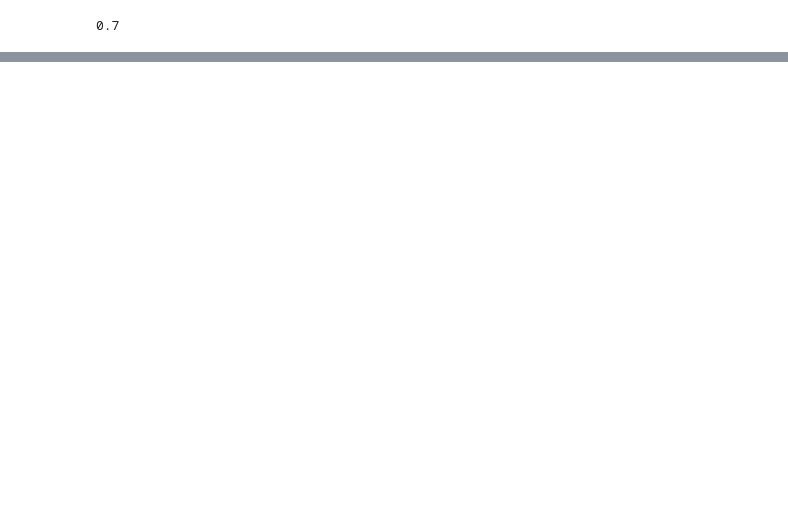
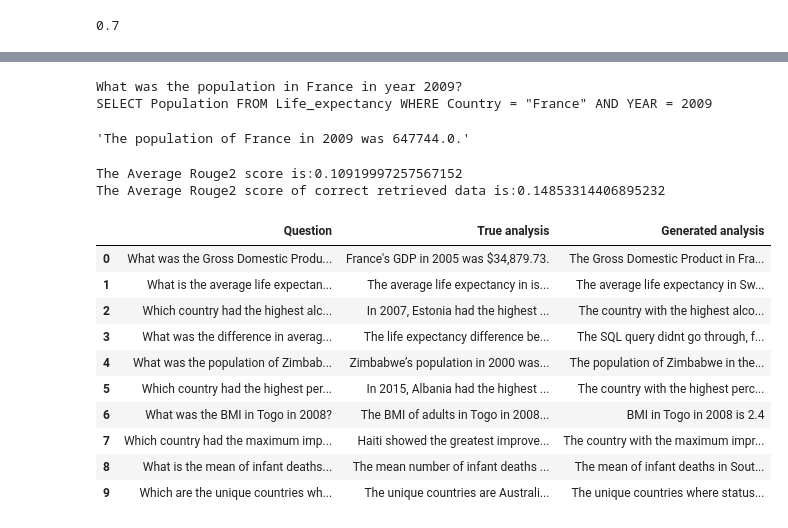
Before and after one commit to Johhed15/Text-Mining-Project, a Jupyter notebook: text-mining-project.ipynb, the cells around one changed output, grey strips where cells are left out. Cells and saved outputs as stored; diff of their text form; code cells hidden in the pictures; blank space fills up the shorter version.

```diff
--- a/text-mining-project.ipynb
+++ b/text-mining-project.ipynb
@@ -945,7 +943,0 @@ def RAG(text, question, retriever,scheme):
-# %%
-
-for _,row in Questions.iterrows(): # looping over all rows
-    analysis = RAG() # 2 sentences
-    abstractive.append(summary)
-    rouge_score = rouge_2(summary, row["highlights"]) # calculate score
-    abstractive_rouge_2.append(rouge_score)
@@ -951,0 +950,11 @@ for _,row in Questions.iterrows(): # looping over all rows
+# %%
+
+
+from transformers import AutoTokenizer, AutoModelForCausalLM, pipeline
+
+# Load the Llama-3.2-3B model and tokenizer
+model_name = "meta-llama/Llama-3.2-3B"
+
+# Load the model and tokenizer
+llm_tokenizer = AutoTokenizer.from_pretrained(model_name)
+llm_model = AutoModelForCausalLM.from_pretrained(model_name, device_map="auto", torch_dtype="auto")
@@ -951,0 +1018,50 @@ for _,row in Questions.iterrows(): # looping over all rows
+# %%
+resp = RAG('What was the population in France in year 2009?',scheme,table_desc)
+# %% [output]
+What was the population in France in year 2009?
+SELECT Population FROM Life_expectancy WHERE Country = "France" AND YEAR = 2009
+# %%
+resp
+# %% [output]
+'The population of France in 2009 was 647744.0.'
+# %%
+
+abstractive = []
+abstractive_rouge_2 = []
+correctdata_rouge_2 = []
+
+for i in range(10): # looping over all question
+    gen_answer = RAG(Questions.iloc()[i]['Question'], scheme,table_desc) #Running full model
+    abstractive.append(gen_answer)
+    rouge_score = rouge_2(gen_answer, entry["Analysis"],llm_tokenizer) # calculate score
+    abstractive_rouge_2.append(rouge_score)
+    if dat_tune[i] == Questions.iloc()[i]['CorrectData']: # only the ones with correct data
+        correctdata_rouge_2.append(rouge_2(gen_answer, entry["Analysis"],llm_tokenizer))
+
+
+print(f'The Average Rouge2 score is:{sum(abstractive_rouge_2)/10}')
+print(f'The Average Rouge2 score of correct retrieved data is:{sum(correctdata_rouge_2)/7}')
+# %% [output]
+The Average Rouge2 score is:0.10919997257567152
+The Average Rouge2 score of correct retrieved data is:0.14853314406895232
+# %%
+
+pd.set_option('display.max_colwidth', None)
+
+pd.DataFrame({
+    "Question":  Questions.loc[:, "Question"],
+    "True analysis": Questions.loc[:, "Analysis"],
+    "Generated analysis": abstractive
+})
+# %% [output]
+|  | Question | True analysis | Generated analysis |
+| 0 | What was the Gross Domestic Produ... | France's GDP in 2005 was $34,879.73. | The Gross Domestic Product in Fra... |
+| 1 | What is the average life expectan... | The average life expectancy in is... | The average life expectancy in Sw... |
+| 2 | Which country had the highest alc... | In 2007, Estonia had the highest ... | The country with the highest alco... |
+| 3 | What was the difference in averag... | The life expectancy difference be... | The SQL query didnt go through, f... |
+| 4 | What was the population of Zimbab... | Zimbabwe’s population in 2000 was... | The population of Zimbabwe in the... |
+| 5 | Which country had the highest per... | In 2015, Albania had the highest ... | The country with the highest perc... |
+| 6 | What was the BMI in Togo in 2008? | The BMI of adults in Togo in 2008... | BMI in Togo in 2008 is 2.4 |
+| 7 | Which country had the maximum imp... | Haiti showed the greatest improve... | The country with the maximum impr... |
+| 8 | What is the mean of infant deaths... | The mean number of infant deaths ... | The mean of infant deaths in Sout... |
+| 9 | Which are the unique countries wh... | The unique countries are Australi... | The unique countries where status... |
```
Also changed, not shown: parts of 20 cells of this notebook.
